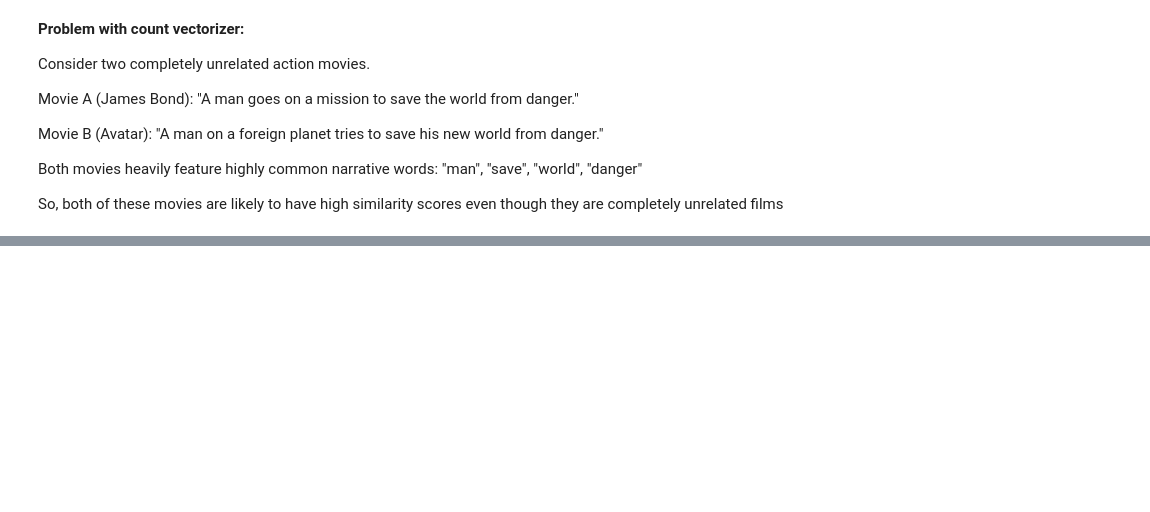
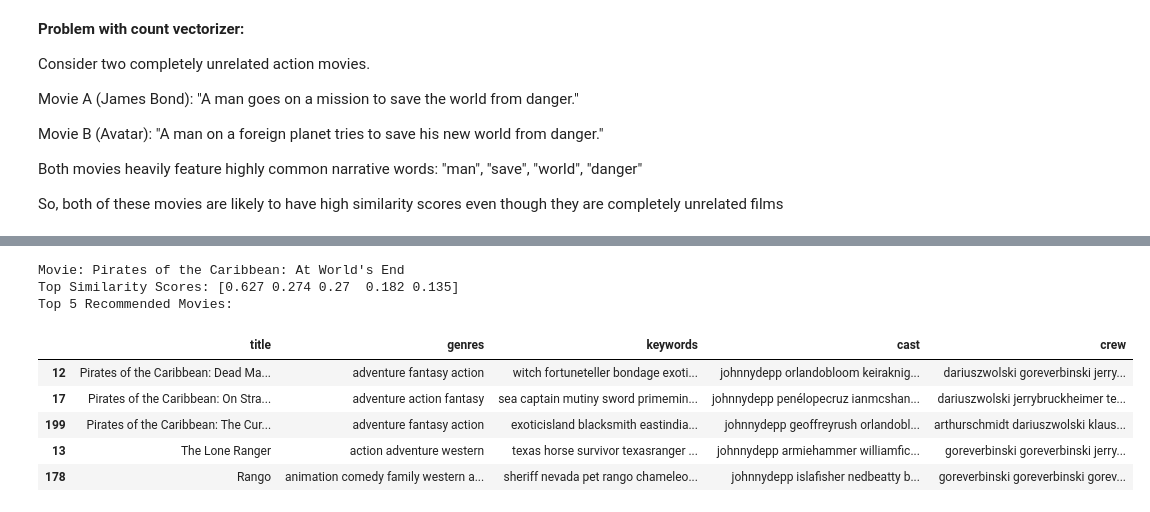
Before and after one commit to Moulicodes/movie-recommendation-system, a Jupyter notebook: movie_recommendation_system.ipynb, the cells around one changed output, grey strips where cells are left out. Cells and saved outputs as stored; diff of their text form; code cells hidden in the pictures; blank space fills up the shorter version.

```diff
--- a/movie_recommendation_system.ipynb
+++ b/movie_recommendation_system.ipynb
@@ -177,0 +238,12 @@ So, both of these movies are likely to have high similarity scores even though t
+# %%
+recommend_movies(1)
+# %% [output]
+Movie: Pirates of the Caribbean: At World's End
+Top Similarity Scores: [0.627 0.274 0.27  0.182 0.135]
+Top 5 Recommended Movies:
+|  | title | genres | keywords | cast | crew |
+| 12 | Pirates of the Caribbean: Dead Ma... | adventure fantasy action | witch fortuneteller bondage exoti... | johnnydepp orlandobloom keiraknig... | dariuszwolski goreverbinski jerry... |
+| 17 | Pirates of the Caribbean: On Stra... | adventure action fantasy | sea captain mutiny sword primemin... | johnnydepp penélopecruz ianmcshan... | dariuszwolski jerrybruckheimer te... |
+| 199 | Pirates of the Caribbean: The Cur... | adventure fantasy action | exoticisland blacksmith eastindia... | johnnydepp geoffreyrush orlandobl... | arthurschmidt dariuszwolski klaus... |
+| 13 | The Lone Ranger | action adventure western | texas horse survivor texasranger ... | johnnydepp armiehammer williamfic... | goreverbinski goreverbinski jerry... |
+| 178 | Rango | animation comedy family western a... | sheriff nevada pet rango chameleo... | johnnydepp islafisher nedbeatty b... | goreverbinski goreverbinski gorev... |
```
Also changed, not shown: parts of 10 cells of this notebook.
